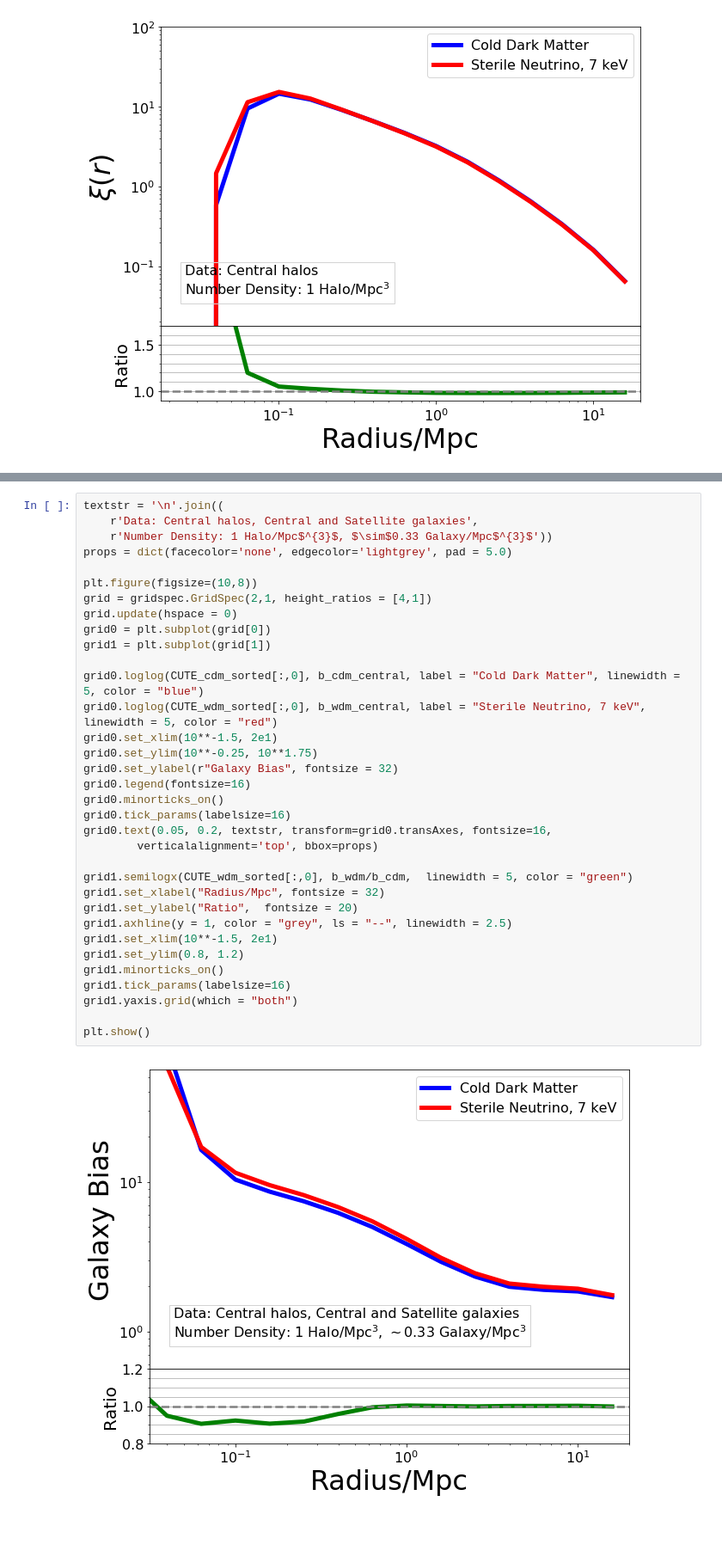
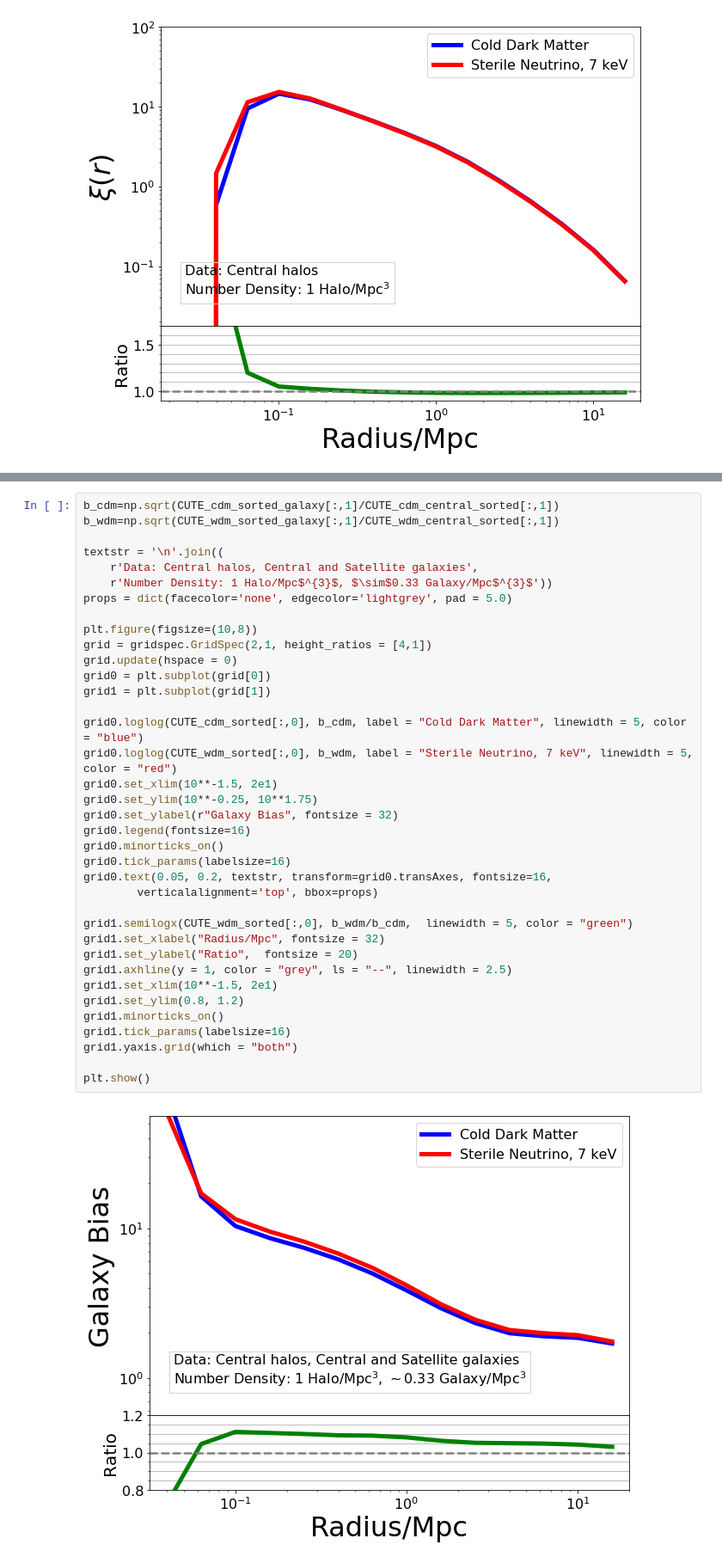
Before and after one commit to mshiferaw/WDM, a Jupyter notebook: Summer 2020/0 Environment_Galaxies_Part3.ipynb, the cells around one changed output, grey strips where cells are left out. Shown: that part at 86% size. Saved outputs shown, nothing was run; the diff lists cells and outputs as text; blank space fills up the shorter version.

Commit message:
Make the stellar mass function using central halos
And compute galaxy bias using existing correlation function data

```diff
--- a/Summer 2020/0 Environment_Galaxies_Part3.ipynb
+++ b/Summer 2020/0 Environment_Galaxies_Part3.ipynb
@@ -696,36 +647,39 @@ b_cdm_central,b_wdm_central
 # %%
+b_cdm=np.sqrt(CUTE_cdm_sorted_galaxy[:,1]/CUTE_cdm_central_sorted[:,1])
+b_wdm=np.sqrt(CUTE_wdm_sorted_galaxy[:,1]/CUTE_wdm_central_sorted[:,1])
+
 textstr = '\n'.join((
     r'Data: Central halos, Central and Satellite galaxies',
     r'Number Density: 1 Halo/Mpc$^{3}$, $\sim$0.33 Galaxy/Mpc$^{3}$'))
 props = dict(facecolor='none', edgecolor='lightgrey', pad = 5.0)
 
 plt.figure(figsize=(10,8))
 grid = gridspec.GridSpec(2,1, height_ratios = [4,1])
 grid.update(hspace = 0)
 grid0 = plt.subplot(grid[0])
 grid1 = plt.subplot(grid[1])
 
-grid0.loglog(CUTE_cdm_sorted[:,0], b_cdm_central, label = "Cold Dark Matter", linewidth = 5, color = "blue")
-grid0.loglog(CUTE_wdm_sorted[:,0], b_wdm_central, label = "Sterile Neutrino, 7 keV", linewidth = 5, color = "red")
+grid0.loglog(CUTE_cdm_sorted[:,0], b_cdm, label = "Cold Dark Matter", linewidth = 5, color = "blue")
+grid0.loglog(CUTE_wdm_sorted[:,0], b_wdm, label = "Sterile Neutrino, 7 keV", linewidth = 5, color = "red")
 grid0.set_xlim(10**-1.5, 2e1)
 grid0.set_ylim(10**-0.25, 10**1.75)
 grid0.set_ylabel(r"Galaxy Bias", fontsize = 32)
 grid0.legend(fontsize=16)
 grid0.minorticks_on()
 grid0.tick_params(labelsize=16)
 grid0.text(0.05, 0.2, textstr, transform=grid0.transAxes, fontsize=16,
         verticalalignment='top', bbox=props)
 
 grid1.semilogx(CUTE_wdm_sorted[:,0], b_wdm/b_cdm,  linewidth = 5, color = "green")
 grid1.set_xlabel("Radius/Mpc", fontsize = 32)
 grid1.set_ylabel("Ratio",  fontsize = 20)
 grid1.axhline(y = 1, color = "grey", ls = "--", linewidth = 2.5)
 grid1.set_xlim(10**-1.5, 2e1)
 grid1.set_ylim(0.8, 1.2)
 grid1.minorticks_on()
 grid1.tick_params(labelsize=16)
 grid1.yaxis.grid(which = "both")
 
 plt.show()
 # %% [output]
-[figure, old version]
+[figure, new version]
```
Also changed, not shown: parts of 3 cells of this notebook.
